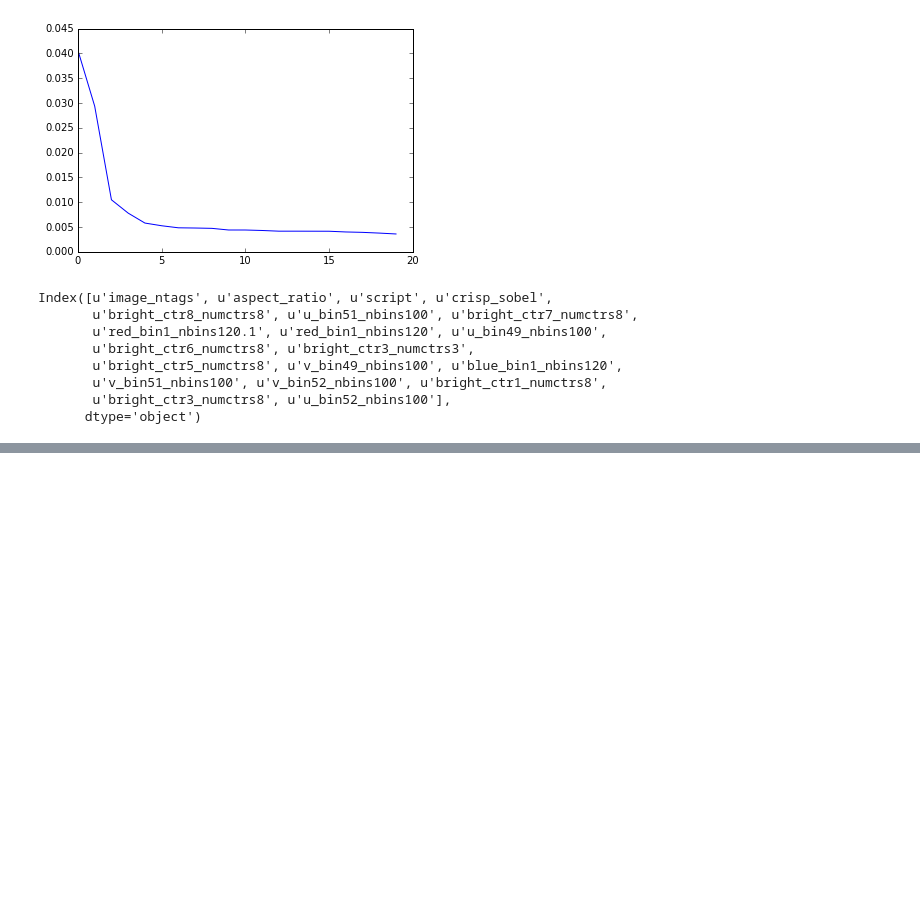
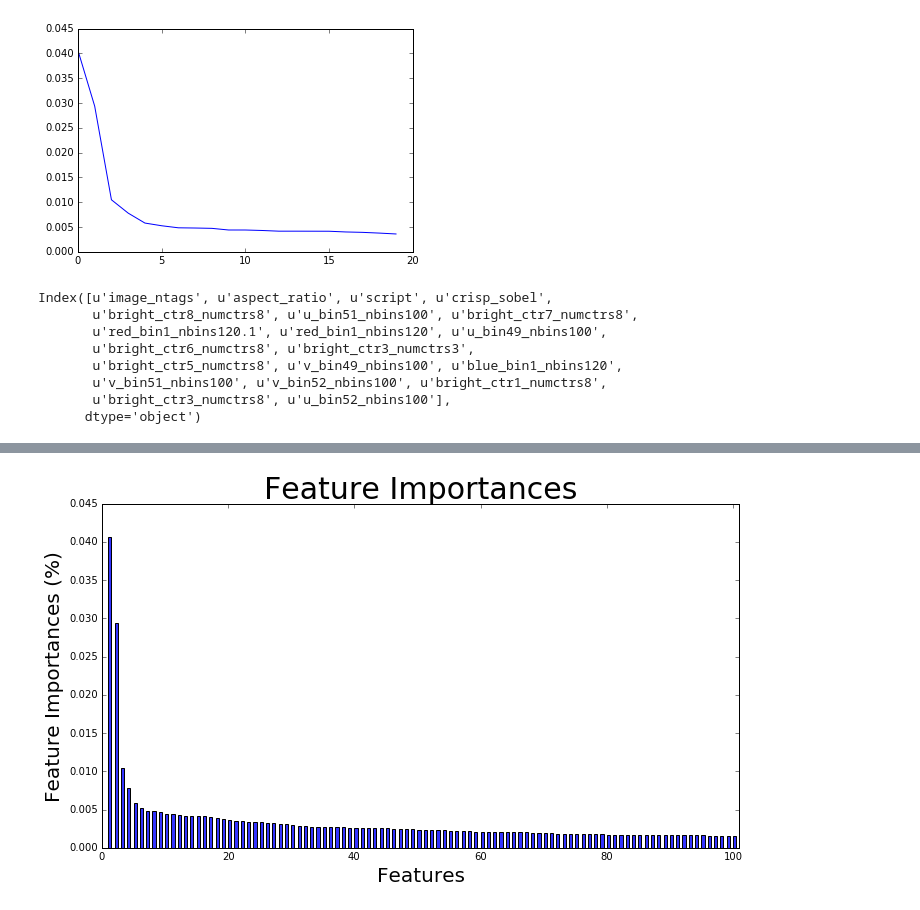
Before and after one commit to MPMakris/Photo_Pro, a Jupyter notebook: notebooks/Web_App Visuals.ipynb, the cells around one changed output, grey strips where cells are left out. Drawn from its saved outputs; the diff is of its cells as text; code cells hidden in the pictures; blank space fills up the shorter version.

```diff
--- a/notebooks/Web_App Visuals.ipynb
+++ b/notebooks/Web_App Visuals.ipynb
@@ -191,0 +197,4 @@ plot_features(model_class_all_cats, X_train, savename='visuals/All_Categories_Cl
+# %%
+plot_features(model_class_all_cats, X_train, n=100, color_p='plain', figsize=(10, 6), savename='visuals/All_Categories_Classification_Feature_Importances_all.png')
+# %% [output]
+[figure, added]
```
Also changed, not shown: parts of 2 cells of this notebook, 2 other files.
